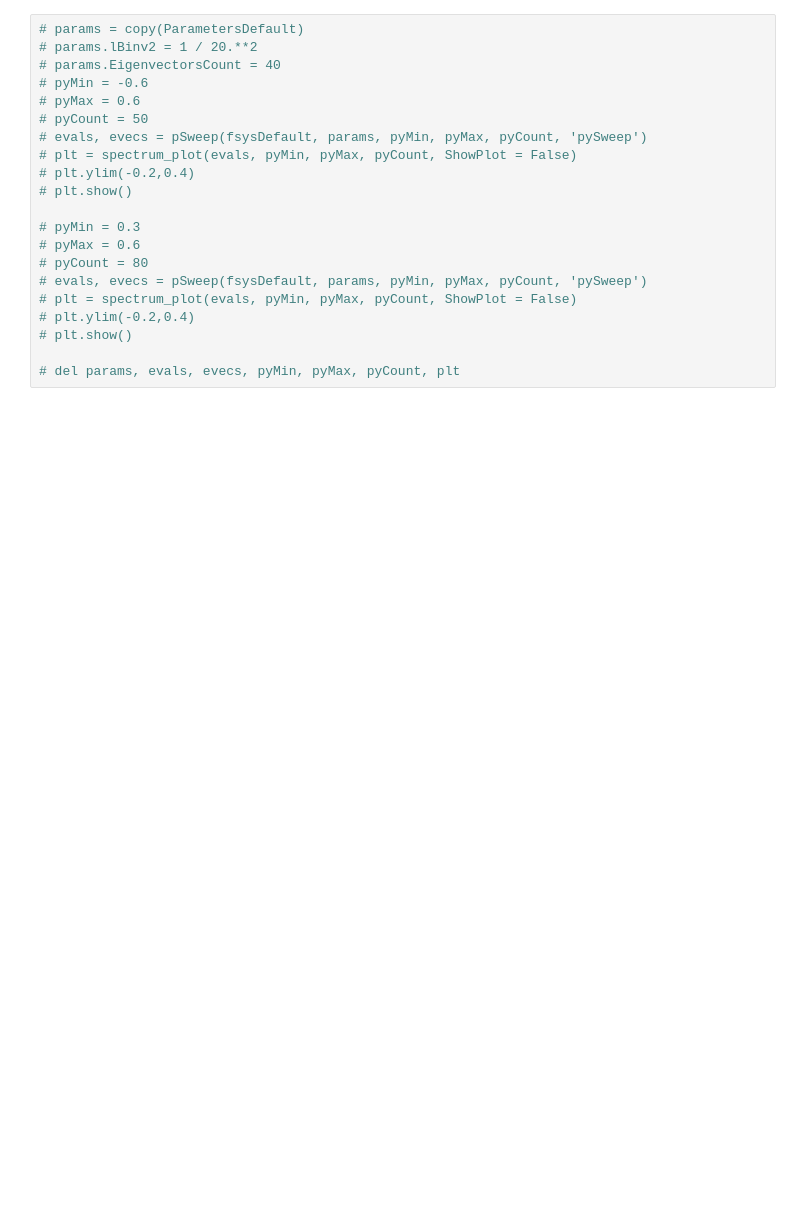
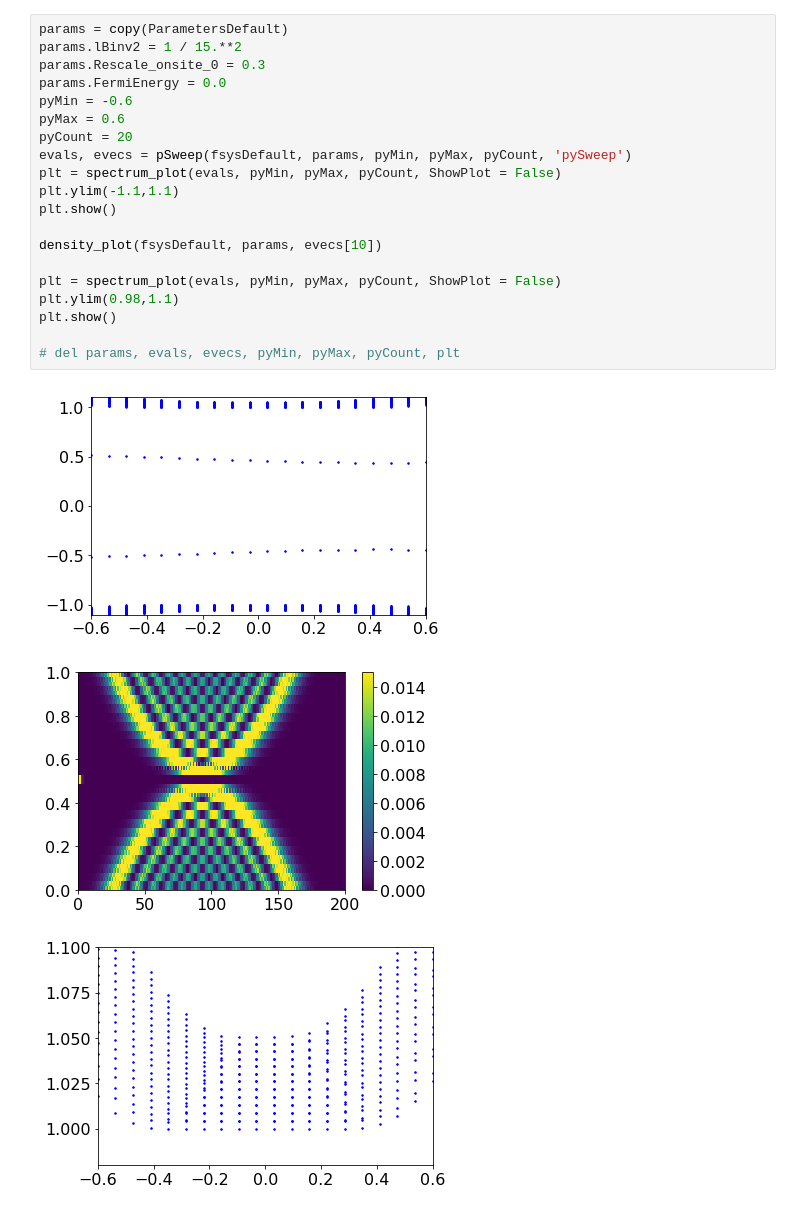
Before and after one commit to tyomaiva/Topological-matter-other, a Jupyter notebook: Trivial-topology.ipynb, the cells around one changed output. Saved outputs shown, nothing was run; the diff lists cells and outputs as text; blank space fills up the shorter version.

```diff
--- a/Trivial-topology.ipynb
+++ b/Trivial-topology.ipynb
@@ -28,21 +33,24 @@ spectrum_plot(evals, -0.3, 0.3, 20)
 # %%
-# params = copy(ParametersDefault)
-# params.lBinv2 = 1 / 20.**2
-# params.EigenvectorsCount = 40
-# pyMin = -0.6
-# pyMax = 0.6
-# pyCount = 50
-# evals, evecs = pSweep(fsysDefault, params, pyMin, pyMax, pyCount, 'pySweep')
-# plt = spectrum_plot(evals, pyMin, pyMax, pyCount, ShowPlot = False)
-# plt.ylim(-0.2,0.4)
-# plt.show()
+params = copy(ParametersDefault)
+params.lBinv2 = 1 / 15.**2
+params.Rescale_onsite_0 = 0.3
+params.FermiEnergy = 0.0
+pyMin = -0.6
+pyMax = 0.6
+pyCount = 20
+evals, evecs = pSweep(fsysDefault, params, pyMin, pyMax, pyCount, 'pySweep')
+plt = spectrum_plot(evals, pyMin, pyMax, pyCount, ShowPlot = False)
+plt.ylim(-1.1,1.1)
+plt.show()
 
-# pyMin = 0.3
-# pyMax = 0.6
-# pyCount = 80
-# evals, evecs = pSweep(fsysDefault, params, pyMin, pyMax, pyCount, 'pySweep')
-# plt = spectrum_plot(evals, pyMin, pyMax, pyCount, ShowPlot = False)
-# plt.ylim(-0.2,0.4)
-# plt.show()
+density_plot(fsysDefault, params, evecs[10])
+
+plt = spectrum_plot(evals, pyMin, pyMax, pyCount, ShowPlot = False)
+plt.ylim(0.98,1.1)
+plt.show()
 
 # del params, evals, evecs, pyMin, pyMax, pyCount, plt
+# %% [output]
+[figure, added]
+[figure, added]
+[figure, added]
```
Also changed, not shown: parts of 6 cells of this notebook, 1 other file.
